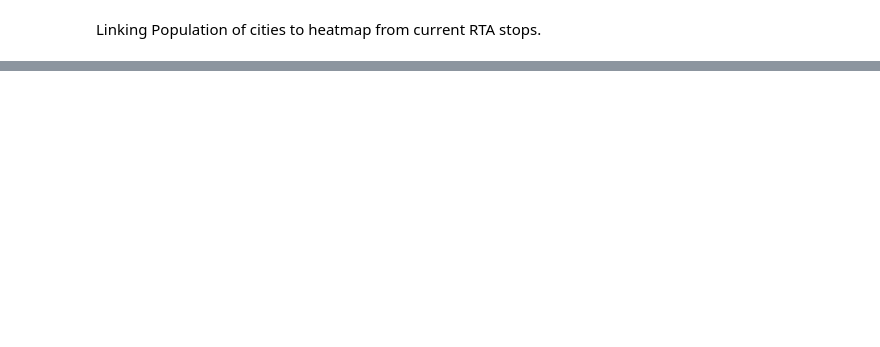
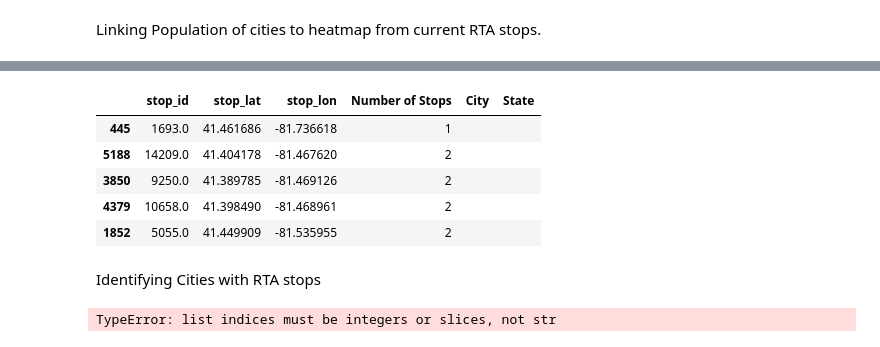
Before and after one commit to tanazimmer/Project1, a Jupyter notebook: bus_project.ipynb, the cells around one changed output, grey strips where cells are left out. Drawn from its saved outputs; the diff is of its cells as text; code cells hidden in the pictures; blank space fills up the shorter version.

```diff
--- a/bus_project.ipynb
+++ b/bus_project.ipynb
@@ -260,0 +298,13 @@ Linking Population of cities to heatmap from current RTA stops.
+# %%
+stop_sort['City'] = ''
+stop_sort['State'] = ''
+stop_sort.head()
+# %% [output]
+|  | stop_id | stop_lat | stop_lon | Number of Stops | City | State |
+| 445 | 1693.0 | 41.461686 | -81.736618 | 1 |  |  |
+| 5188 | 14209.0 | 41.404178 | -81.467620 | 2 |  |  |
+| 3850 | 9250.0 | 41.389785 | -81.469126 | 2 |  |  |
+| 4379 | 10658.0 | 41.398490 | -81.468961 | 2 |  |  |
+| 1852 | 5055.0 | 41.449909 | -81.535955 | 2 |  |  |
+# %% [markdown]
+Identifying Cities with RTA stops
@@ -260,0 +313,33 @@ Linking Population of cities to heatmap from current RTA stops.
+# %%
+# create a params dict that will be updated with City of each RTA stop
+params = {"key": gkey}
+
+# Loop through the stops and identify cities
+for index, row in stop_sort.iterrows():
+    base_url = "https://maps.googleapis.com/maps/api/geocode/json?"
+
+    lat = row['stop_lat']
+    lng = row['stop_lon']
+
+    # update address key value
+    params['latlng'] = f"{lat},{lng}"
+
+    # make request
+    stop_sort_city = requests.get(base_url, params=params)
+
+    # convert to json
+    stop_sort_city = stop_sort_city.json()
+    #pprint(stop_sort_city)
+    try:
+
+        stop_sort.loc[index, "City"] = stop_sort_city["results"][0]["address_components"]["types"]["locality"]
+        stop_sort.loc[index, "State"] = stop_sort_city["results"][0]["address_components"]["types"]["administrative_area_level_1"]
+
+
+    except (KeyError, IndexError):
+        print("Missing field/result... skipping.")
+
+# Visualize to confirm lat lng appear
+stop_sort.head()
+# %% [output]
+TypeError: list indices must be integers or slices, not str
```
Also changed, not shown: parts of 6 cells of this notebook, 1 other file.
